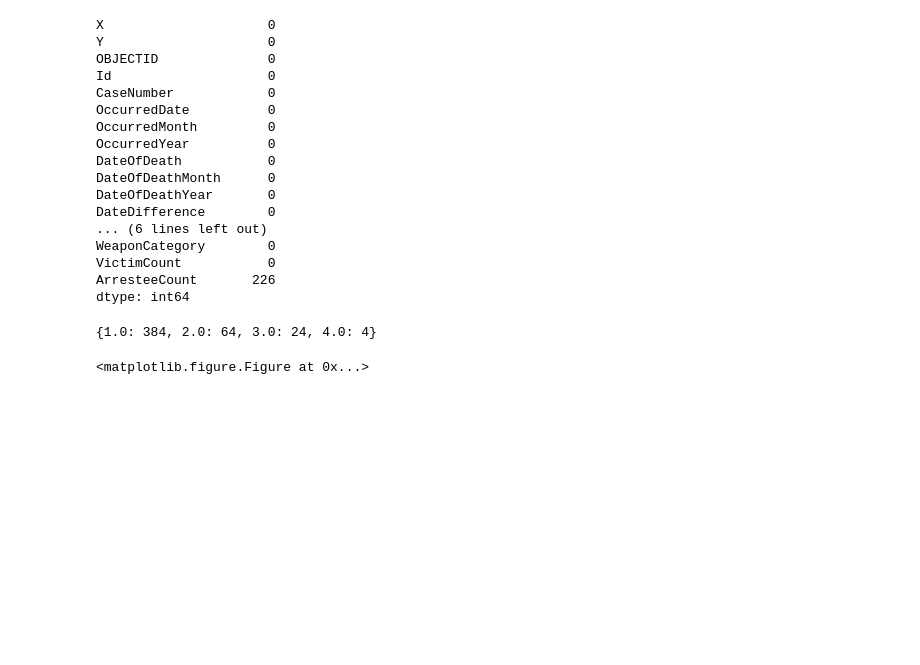
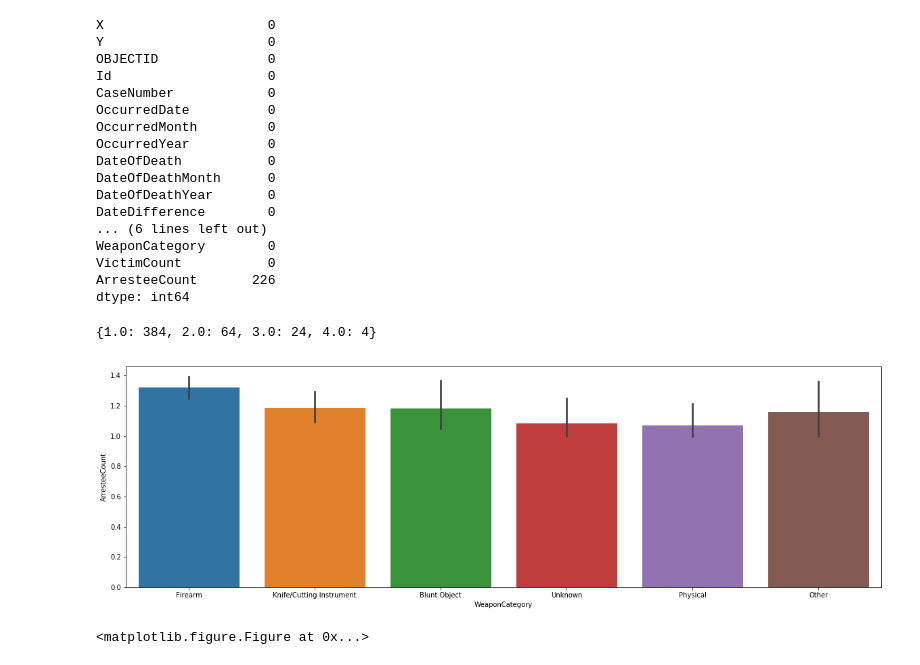
Before and after one commit to Techie9/RPDData, a Jupyter notebook: PoliceDataSet.ipynb, the cells around one changed output. Saved outputs shown, nothing was run; the diff lists cells and outputs as text; code cells hidden in the pictures; blank space fills up the shorter version.

```diff
--- a/PoliceDataSet.ipynb
+++ b/PoliceDataSet.ipynb
@@ -635,6 +620,23 @@ clean_dict = {k: frequncy[k] for k in frequncy if not isnan(k)}
 print(clean_dict)
 # %% [output]
 {1.0: 384, 2.0: 64, 3.0: 24, 4.0: 4}
+# %%
+x_data=df_homicides['WeaponCategory']
+y_data=df_homicides['ArresteeCount']
+# title='OccurredMonth vs Section'
+# _, ax = plt.subplots()
+# ax.scatter(x_data, y_data, s = 10, color = 'blue', alpha = 0.75)
+# ax.set_title(title)
+# ax.set_xlabel('OccurredMonth')
+# ax.set_ylabel('Section')
+# plt.show()
+
+plt.figure(figsize = (20, 6))
+ax = sns.barplot(x=x_data, y=y_data, data=df_homicides)
+plt.setp(ax.artists, alpha=.5, linewidth=2, edgecolor="k")
+plt.show()
+# %% [output]
+[figure, added]
 # %%
 x_data=df_homicides['OccurredMonth']
 y_data=df_homicides['Section']
```
Also changed, not shown: parts of 2 cells of this notebook, 1 other file.
